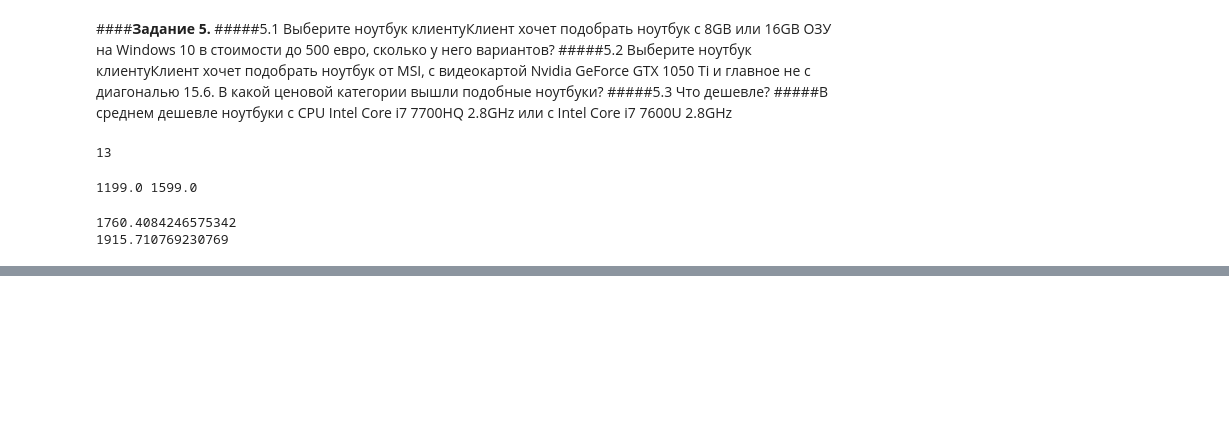
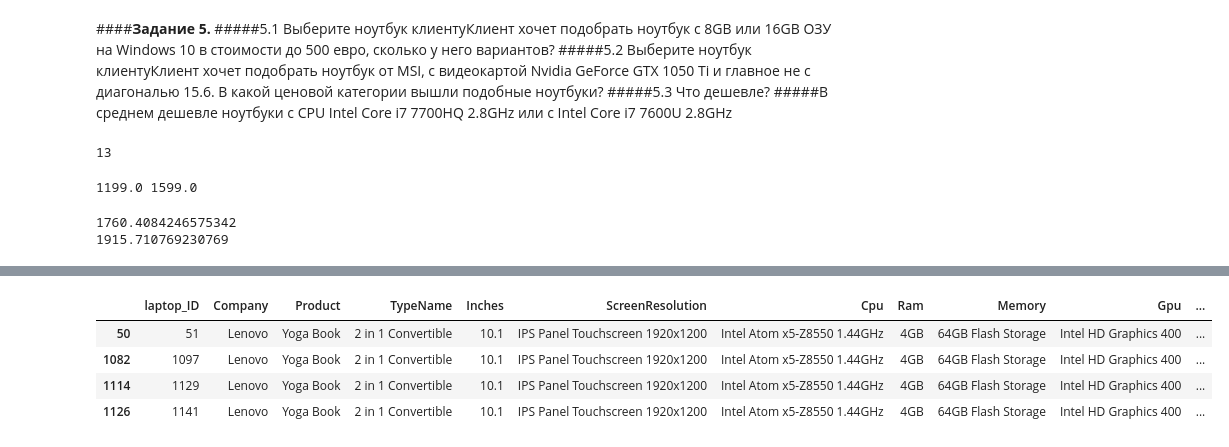
Before and after one commit to Globnsk/PYTHON, a Jupyter notebook: Sem2.ipynb, the cells around one changed output, grey strips where cells are left out. Cells and saved outputs as stored; diff of their text form; code cells hidden in the pictures; blank space fills up the shorter version.

```diff
--- a/Sem2.ipynb
+++ b/Sem2.ipynb
@@ -188,0 +192,2 @@ print(df[df['Cpu'] == 'Intel Core i7 7600U 2.8GHz']['Price_euros'].mean())
+# %%
+df['Weight'] = df['Weight'].str.replace('kg', '').astype('float')
@@ -188,0 +211,8 @@ print(df[df['Cpu'] == 'Intel Core i7 7600U 2.8GHz']['Price_euros'].mean())
+# %%
+df[df['Weight'] == df['Weight'].min()]
+# %% [output]
+|  | laptop_ID | Company | Product | TypeName | Inches | ScreenResolution | Cpu | Ram | Memory | Gpu | ... |
+| 50 | 51 | Lenovo | Yoga Book | 2 in 1 Convertible | 10.1 | IPS Panel Touchscreen 1920x1200 | Intel Atom x5-Z8550 1.44GHz | 4GB | 64GB Flash Storage | Intel HD Graphics 400 | ... |
+| 1082 | 1097 | Lenovo | Yoga Book | 2 in 1 Convertible | 10.1 | IPS Panel Touchscreen 1920x1200 | Intel Atom x5-Z8550 1.44GHz | 4GB | 64GB Flash Storage | Intel HD Graphics 400 | ... |
+| 1114 | 1129 | Lenovo | Yoga Book | 2 in 1 Convertible | 10.1 | IPS Panel Touchscreen 1920x1200 | Intel Atom x5-Z8550 1.44GHz | 4GB | 64GB Flash Storage | Intel HD Graphics 400 | ... |
+| 1126 | 1141 | Lenovo | Yoga Book | 2 in 1 Convertible | 10.1 | IPS Panel Touchscreen 1920x1200 | Intel Atom x5-Z8550 1.44GHz | 4GB | 64GB Flash Storage | Intel HD Graphics 400 | ... |
```
Also changed, not shown: parts of 3 cells of this notebook.
